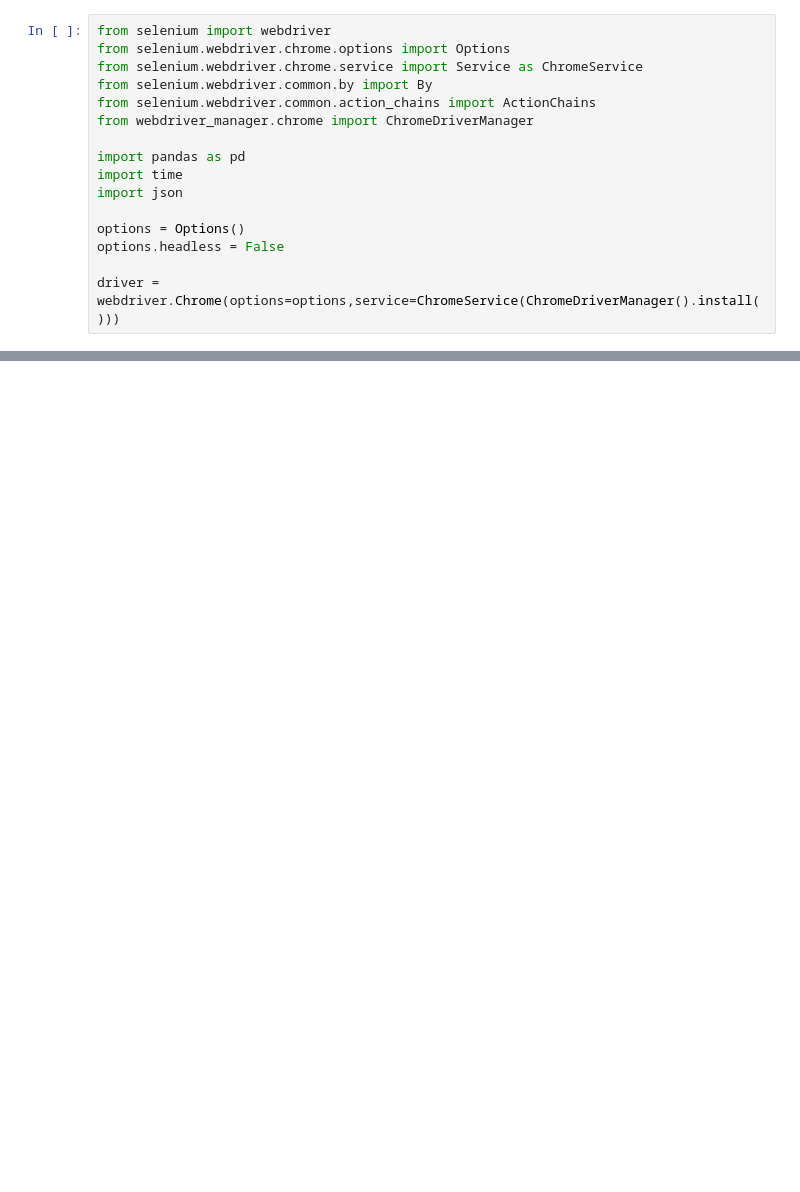
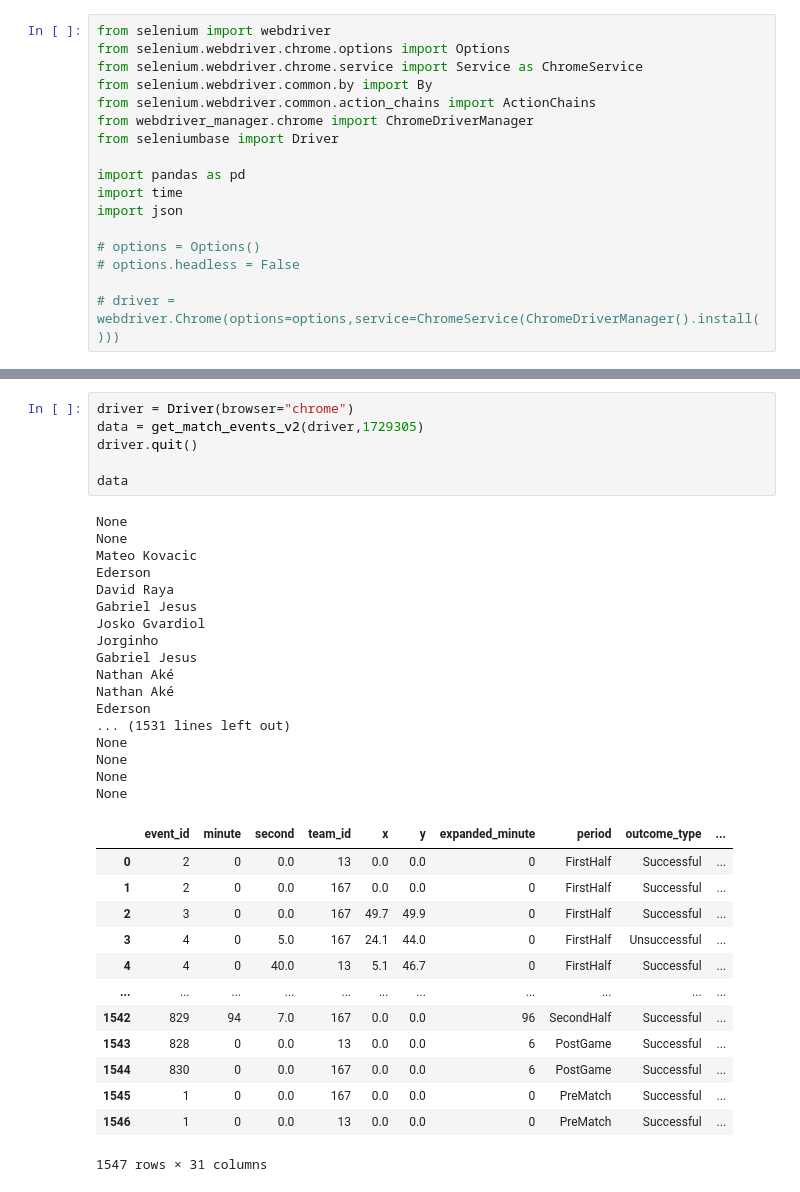
Before and after one commit to argonurcahyo/football-viz, a Jupyter notebook: src/scraper/football/whoscored_events_scraper.ipynb, the cells around one changed output, grey strips where cells are left out. Drawn from its saved outputs; the diff is of its cells as text; blank space fills up the shorter version.

```diff
--- a/src/scraper/football/whoscored_events_scraper.ipynb
+++ b/src/scraper/football/whoscored_events_scraper.ipynb
@@ -5,15 +5,16 @@ from selenium.webdriver.chrome.service import Service as ChromeService
 from selenium.webdriver.common.by import By
 from selenium.webdriver.common.action_chains import ActionChains
 from webdriver_manager.chrome import ChromeDriverManager
+from seleniumbase import Driver
 
 import pandas as pd
 import time
 import json
 
-options = Options()
-options.headless = False
+# options = Options()
+# options.headless = False
 
-driver = webdriver.Chrome(options=options,service=ChromeService(ChromeDriverManager().install()))
+# driver = webdriver.Chrome(options=options,service=ChromeService(ChromeDriverManager().install()))
 # %%
 def get_match_events(driver, whoscored_match_id=1640761):
     whoscored_match_url = f'https://www.whoscored.com/Matches/{whoscored_match_id}/Live/'
@@ -94,0 +216,37 @@ mev = get_match_events(driver,1640813)
+# %%
+driver = Driver(browser="chrome")
+data = get_match_events_v2(driver,1729305)
+driver.quit()
+
+data
+# %% [output]
+None
+None
+Mateo Kovacic
+Ederson
+David Raya
+Gabriel Jesus
+Josko Gvardiol
+Jorginho
+Gabriel Jesus
+Nathan Aké
+Nathan Aké
+Ederson
+... (1531 lines left out)
+None
+None
+None
+None
+|  | event_id | minute | second | team_id | x | y | expanded_minute | period | outcome_type | ... |
+| 0 | 2 | 0 | 0.0 | 13 | 0.0 | 0.0 | 0 | FirstHalf | Successful | ... |
+| 1 | 2 | 0 | 0.0 | 167 | 0.0 | 0.0 | 0 | FirstHalf | Successful | ... |
+| 2 | 3 | 0 | 0.0 | 167 | 49.7 | 49.9 | 0 | FirstHalf | Successful | ... |
+| 3 | 4 | 0 | 5.0 | 167 | 24.1 | 44.0 | 0 | FirstHalf | Unsuccessful | ... |
+| 4 | 4 | 0 | 40.0 | 13 | 5.1 | 46.7 | 0 | FirstHalf | Successful | ... |
+| ... | ... | ... | ... | ... | ... | ... | ... | ... | ... | ... |
+| 1542 | 829 | 94 | 7.0 | 167 | 0.0 | 0.0 | 96 | SecondHalf | Successful | ... |
+| 1543 | 828 | 0 | 0.0 | 13 | 0.0 | 0.0 | 6 | PostGame | Successful | ... |
+| 1544 | 830 | 0 | 0.0 | 167 | 0.0 | 0.0 | 6 | PostGame | Successful | ... |
+| 1545 | 1 | 0 | 0.0 | 167 | 0.0 | 0.0 | 0 | PreMatch | Successful | ... |
+| 1546 | 1 | 0 | 0.0 | 13 | 0.0 | 0.0 | 0 | PreMatch | Successful | ... |
+1547 rows × 31 columns
```
Also changed, not shown: parts of 3 cells of this notebook, 2 other files.
